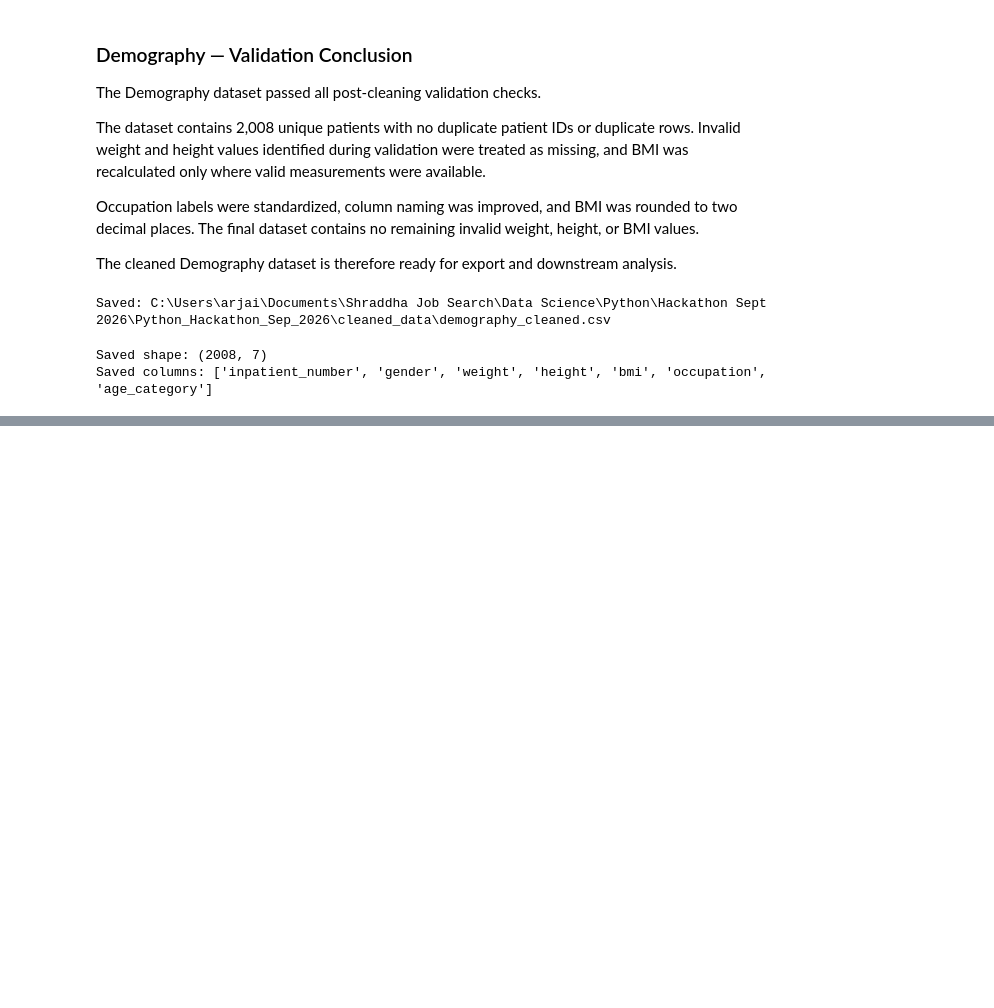
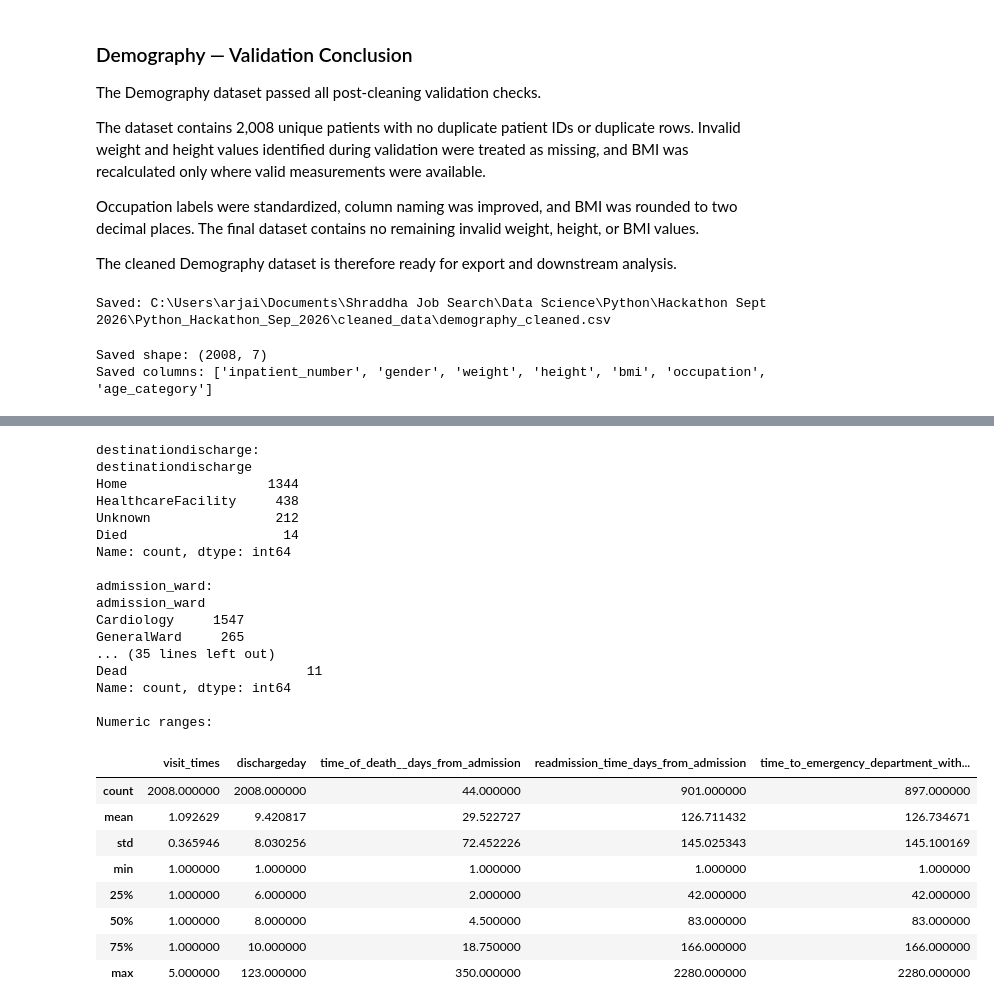
Before and after one commit to shraddhaparakh/Team11_PyInsights_Python-Hackathon-_SEP2026, a Jupyter notebook: 1.Data Cleaning_Shraddha.ipynb, the cells around one changed output, grey strips where cells are left out. Saved outputs shown, nothing was run; the diff lists cells and outputs as text; code cells hidden in the pictures; blank space fills up the shorter version.

```diff
--- a/1.Data Cleaning_Shraddha.ipynb
+++ b/1.Data Cleaning_Shraddha.ipynb
@@ -727,0 +827,44 @@ Saved columns: ['inpatient_number', 'gender', 'weight', 'height', 'bmi', 'occupa
+# %%
+categorical_cols = ["destinationdischarge", "admission_ward", "admission_way",
+                     "discharge_department", "respiratory_support", "oxygen_inhalation",
+                     "outcome_during_hospitalization"]
+
+for col in categorical_cols:
+    print(f"\n{col}:")
+    print(hospitalization[col].value_counts(dropna=False))
+
+print("\nNumeric ranges:")
+display(hospitalization[["visit_times", "dischargeday", "time_of_death__days_from_admission",
+                          "readmission_time_days_from_admission",
+                          "time_to_emergency_department_within_6_months"]].describe())
+
+print("\nadmission_date range:")
+print(pd.to_datetime(hospitalization["admission_date"]).min(), "to",
+      pd.to_datetime(hospitalization["admission_date"]).max())
+# %% [output]
+destinationdischarge:
+destinationdischarge
+Home                  1344
+HealthcareFacility     438
+Unknown                212
+Died                    14
+Name: count, dtype: int64
+
+admission_ward:
+admission_ward
+Cardiology     1547
+GeneralWard     265
+... (35 lines left out)
+Dead                       11
+Name: count, dtype: int64
+
+Numeric ranges:
+|  | visit_times | dischargeday | time_of_death__days_from_admission | readmission_time_days_from_admission | time_to_emergency_department_with... |
+| count | 2008.000000 | 2008.000000 | 44.000000 | 901.000000 | 897.000000 |
+| mean | 1.092629 | 9.420817 | 29.522727 | 126.711432 | 126.734671 |
+| std | 0.365946 | 8.030256 | 72.452226 | 145.025343 | 145.100169 |
+| min | 1.000000 | 1.000000 | 1.000000 | 1.000000 | 1.000000 |
+| 25% | 1.000000 | 6.000000 | 2.000000 | 42.000000 | 42.000000 |
+| 50% | 1.000000 | 8.000000 | 4.500000 | 83.000000 | 83.000000 |
+| 75% | 1.000000 | 10.000000 | 18.750000 | 166.000000 | 166.000000 |
+| max | 5.000000 | 123.000000 | 350.000000 | 2280.000000 | 2280.000000 |
```
Also changed, not shown: parts of 35 cells of this notebook.
